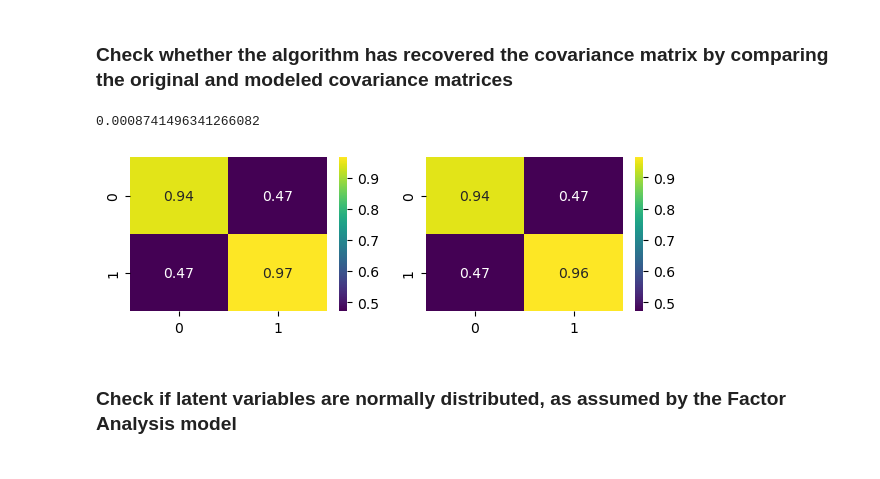
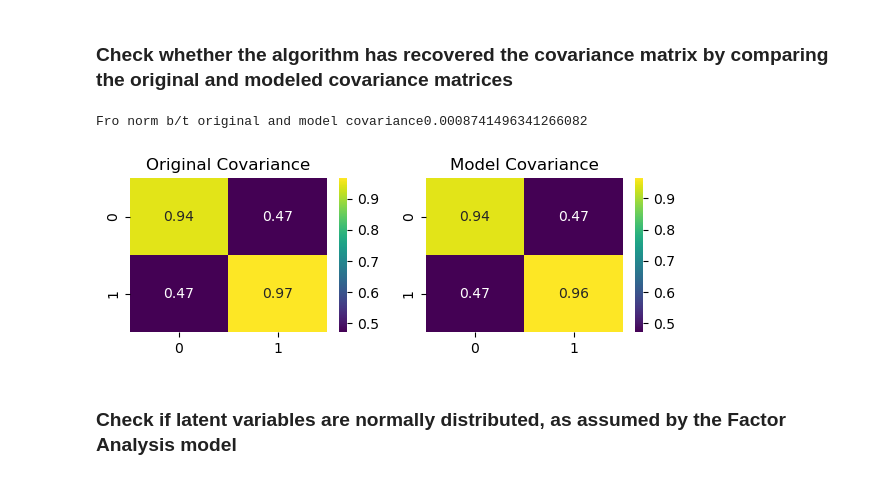
Before and after one commit to brian-arnold/enigma_takehome, a Jupyter notebook: notebooks/factor_analysis.ipynb, the cells around one changed output. Saved outputs shown, nothing was run; the diff lists cells and outputs as text; code cells hidden in the pictures.

Commit message:
labeled covariance comparison plot

```diff
--- a/notebooks/factor_analysis.ipynb
+++ b/notebooks/factor_analysis.ipynb
@@ -86,17 +86,20 @@ sns.despine()
 # %%
 original_covariance = np.cov(data)
 model_covariance = Lambda @ Lambda.T + Psi
 
 fig, (ax1, ax2) = plt.subplots(1, 2, figsize=(7, 2))
 
 sns.heatmap(original_covariance, annot=True, cmap='viridis', ax=ax1)
 sns.heatmap(model_covariance, annot=True, cmap='viridis', ax=ax2)
+ax1.set_title("Original Covariance")
+ax2.set_title("Model Covariance")
+
 
 error = np.linalg.norm(original_covariance - model_covariance, 'fro')
 print(f"Fro norm b/t original and model covariance{error}")
 # %% [output]
-0.0008741496341266082
+Fro norm b/t original and model covariance0.0008741496341266082
-[figure, old version]
+[figure, new version]
 # %% [markdown]
 ### Check if latent variables are normally distributed, as assumed by the Factor Analysis model
 # %%
```
